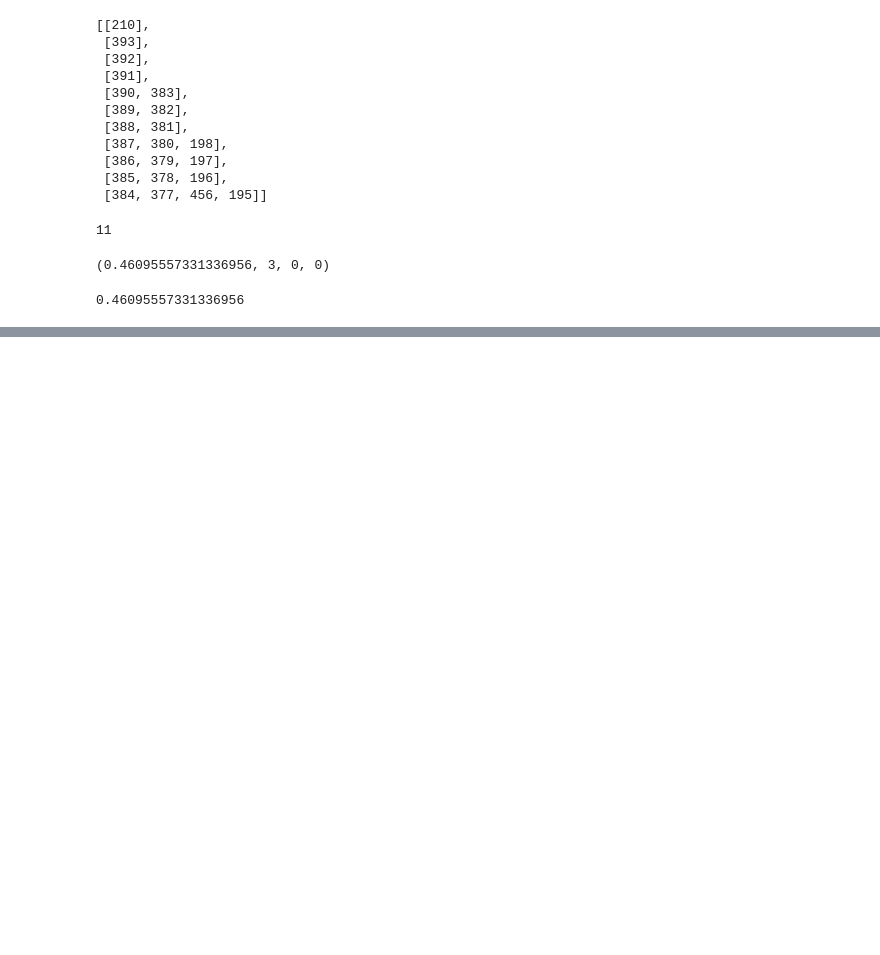
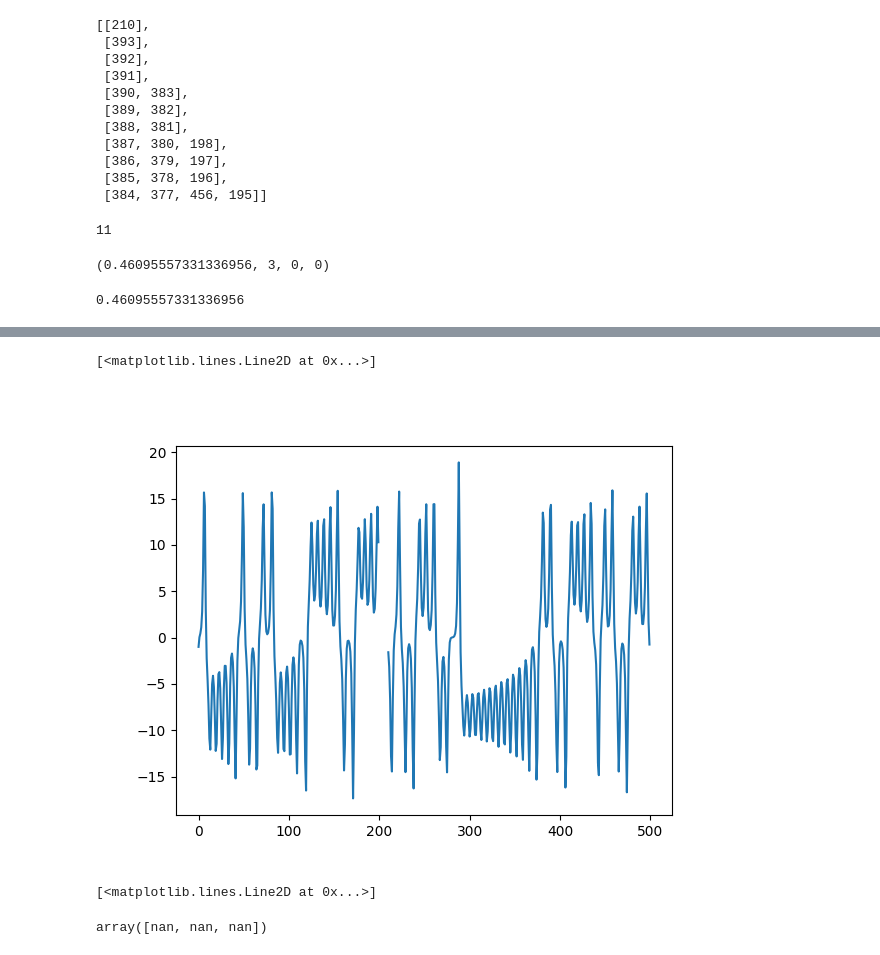
Before and after one commit to LiSiruiRay/Filling-gaps-in-chaotic-time-series, a Jupyter notebook: generate_ts_data.ipynb, the cells around one changed output, grey strips where cells are left out. Saved outputs shown, nothing was run; the diff lists cells and outputs as text; code cells hidden in the pictures; blank space fills up the shorter version.

```diff
--- a/generate_ts_data.ipynb
+++ b/generate_ts_data.ipynb
@@ -597,0 +708,15 @@ linalg.norm(vectors[387] - vectors[187])
+# %%
+fig = plt.figure()
+plot(arange(len(vectors)), vectors[:, 0])
+# plot(t, vector_list[:, 0])
+# %% [output]
+[<matplotlib.lines.Line2D at 0x...>]
+[figure, added]
+# %%
+plot(arange(200, 210), vector_list[:, 0])
+# %% [output]
+[<matplotlib.lines.Line2D at 0x...>]
+# %%
+vectors[209]
+# %% [output]
+array([nan, nan, nan])
```
Also changed, not shown: parts of 18 cells of this notebook.
